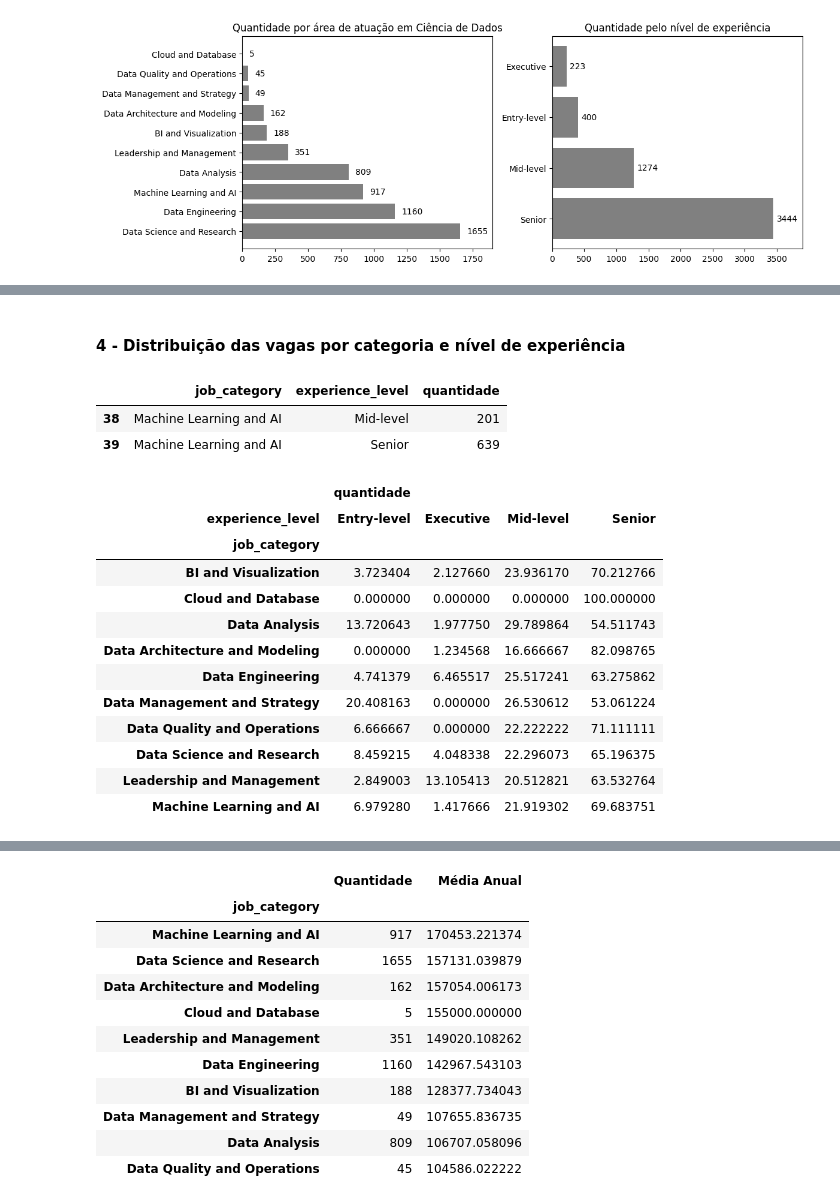
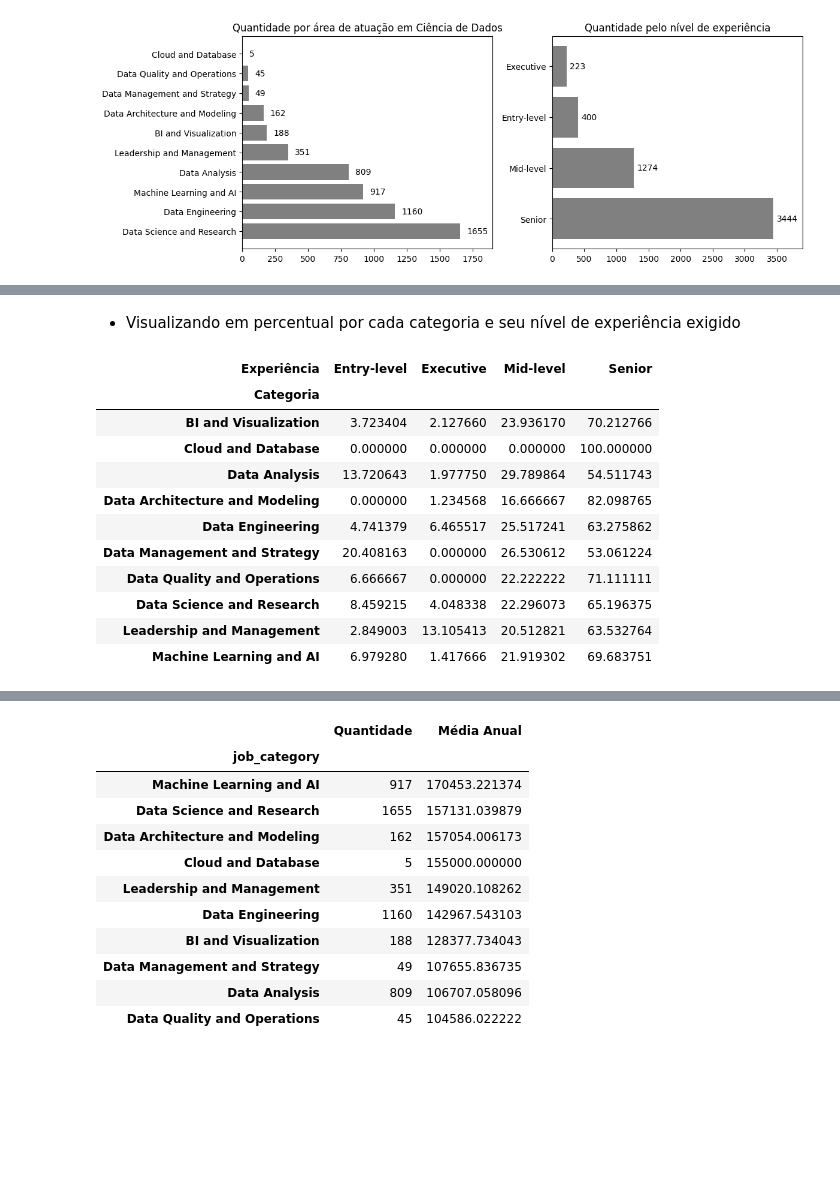
Before and after one commit to ryanrodr/eda-jobs-in-data, a Jupyter notebook: notebooks/analise_exploratoria.ipynb, the cells around one changed output, grey strips where cells are left out. Drawn from its saved outputs; the diff is of its cells as text; code cells hidden in the pictures; blank space fills up the shorter version.

```diff
--- a/notebooks/analise_exploratoria.ipynb
+++ b/notebooks/analise_exploratoria.ipynb
@@ -249,2 +253,2 @@ plt.tight_layout() # Ajustando o tamanho
 # %% [markdown]
-#### 4 - Distribuição das vagas por categoria e nível de experiência
+- Visualizando em percentual por cada categoria e seu nível de experiência exigido
@@ -254,6 +254,0 @@ group2 = df.groupby(['job_category', 'experience_level']).size().reset_index(nam
-# %%
-group2.tail(2)
-# %% [output]
-|  | job_category | experience_level | quantidade |
-| 38 | Machine Learning and AI | Mid-level | 201 |
-| 39 | Machine Learning and AI | Senior | 639 |
@@ -267,20 +255,19 @@ categoria_exp = (categoria_exp.div(soma_linhas, axis=0) * 100)
-# %%
-# Formatando e centralizando a tabela dinâmica
-categoria_exp.style.set_properties(**{'text-align': 'center'})
-# %% [output]
-|  | quantidade |  |  |  |
-| experience_level | Entry-level | Executive | Mid-level | Senior |
-| job_category |  |  |  |  |
-| BI and Visualization | 3.723404 | 2.127660 | 23.936170 | 70.212766 |
-| Cloud and Database | 0.000000 | 0.000000 | 0.000000 | 100.000000 |
-| Data Analysis | 13.720643 | 1.977750 | 29.789864 | 54.511743 |
-| Data Architecture and Modeling | 0.000000 | 1.234568 | 16.666667 | 82.098765 |
-| Data Engineering | 4.741379 | 6.465517 | 25.517241 | 63.275862 |
-| Data Management and Strategy | 20.408163 | 0.000000 | 26.530612 | 53.061224 |
-| Data Quality and Operations | 6.666667 | 0.000000 | 22.222222 | 71.111111 |
-| Data Science and Research | 8.459215 | 4.048338 | 22.296073 | 65.196375 |
-| Leadership and Management | 2.849003 | 13.105413 | 20.512821 | 63.532764 |
-| Machine Learning and AI | 6.979280 | 1.417666 | 21.919302 | 69.683751 |
+# %%
+# Visualizando a tabela em um HeatMap
+categoria_exp.style.background_gradient(cmap='binary')
+# %% [output]
+| Experiência | Entry-level | Executive | Mid-level | Senior |
+| Categoria |  |  |  |  |
+| BI and Visualization | 3.723404 | 2.127660 | 23.936170 | 70.212766 |
+| Cloud and Database | 0.000000 | 0.000000 | 0.000000 | 100.000000 |
+| Data Analysis | 13.720643 | 1.977750 | 29.789864 | 54.511743 |
+| Data Architecture and Modeling | 0.000000 | 1.234568 | 16.666667 | 82.098765 |
+| Data Engineering | 4.741379 | 6.465517 | 25.517241 | 63.275862 |
+| Data Management and Strategy | 20.408163 | 0.000000 | 26.530612 | 53.061224 |
+| Data Quality and Operations | 6.666667 | 0.000000 | 22.222222 | 71.111111 |
+| Data Science and Research | 8.459215 | 4.048338 | 22.296073 | 65.196375 |
+| Leadership and Management | 2.849003 | 13.105413 | 20.512821 | 63.532764 |
+| Machine Learning and AI | 6.979280 | 1.417666 | 21.919302 | 69.683751 |
 # %%
 # Definindo as cores a serem usadas
 cores = ['lightgray', 'silver', 'darkgray', 'dimgray']
```
Also changed, not shown: parts of 20 cells of this notebook.
